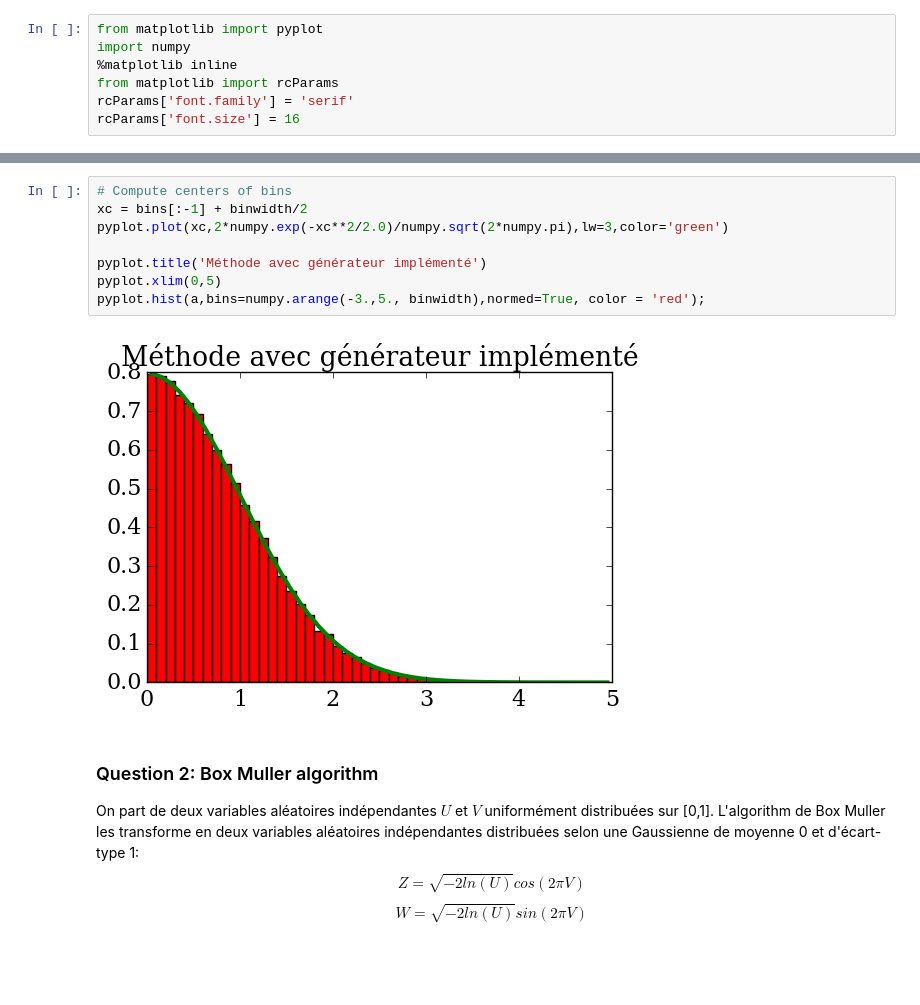
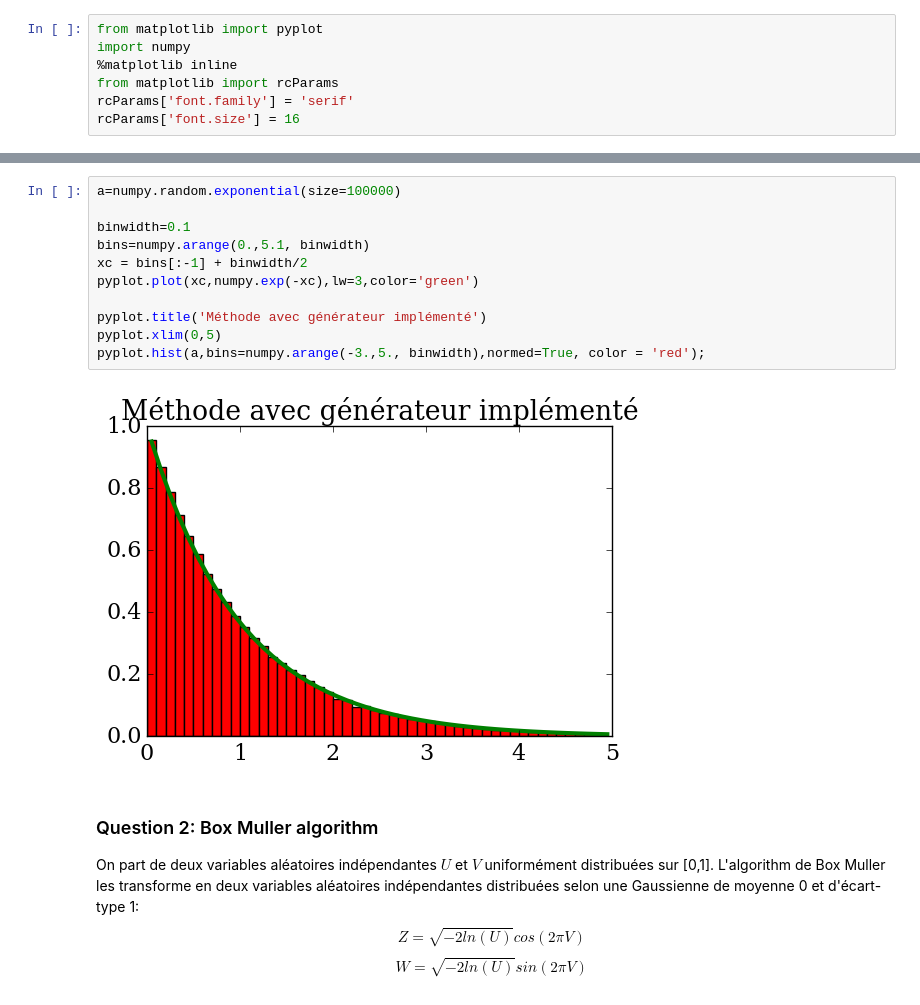
Before and after one commit to be-rays/Module6_MonteCarlo, a Jupyter notebook: MonteCarlo.ipynb, the cells around one changed output, grey strips where cells are left out. Drawn from its saved outputs; the diff is of its cells as text; blank space fills up the shorter version.

Commit message:
Add files via upload
Challenge 1 et 2  : Graphes comparatifs et commentaires

```diff
--- a/MonteCarlo.ipynb
+++ b/MonteCarlo.ipynb
@@ -74,13 +137,16 @@ pyplot.plot(xc,2*numpy.exp(-xc**2/2.0)/numpy.sqrt(2*numpy.pi),lw=3,color='green'
 # %%
-# Compute centers of bins
+a=numpy.random.exponential(size=100000)
+
+binwidth=0.1
+bins=numpy.arange(0.,5.1, binwidth)
 xc = bins[:-1] + binwidth/2
-pyplot.plot(xc,2*numpy.exp(-xc**2/2.0)/numpy.sqrt(2*numpy.pi),lw=3,color='green')
+pyplot.plot(xc,numpy.exp(-xc),lw=3,color='green')
 
 pyplot.title('Méthode avec générateur implémenté')
 pyplot.xlim(0,5)
 pyplot.hist(a,bins=numpy.arange(-3.,5., binwidth),normed=True, color = 'red');
 # %% [output]
-[figure, old version]
+[figure, new version]
 # %% [markdown]
 ### Question 2: Box Muller algorithm
 
```
Also changed, not shown: parts of 23 cells of this notebook.
